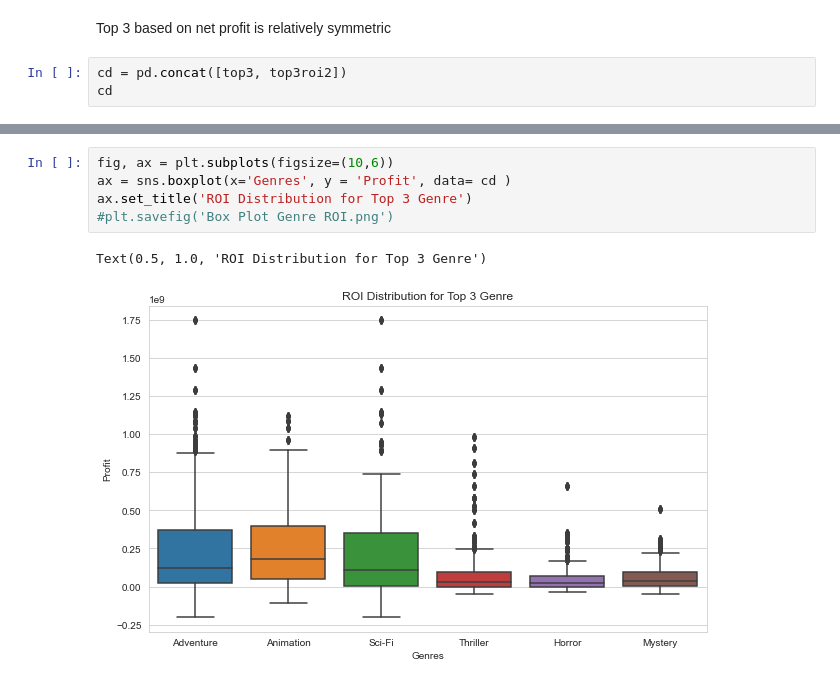
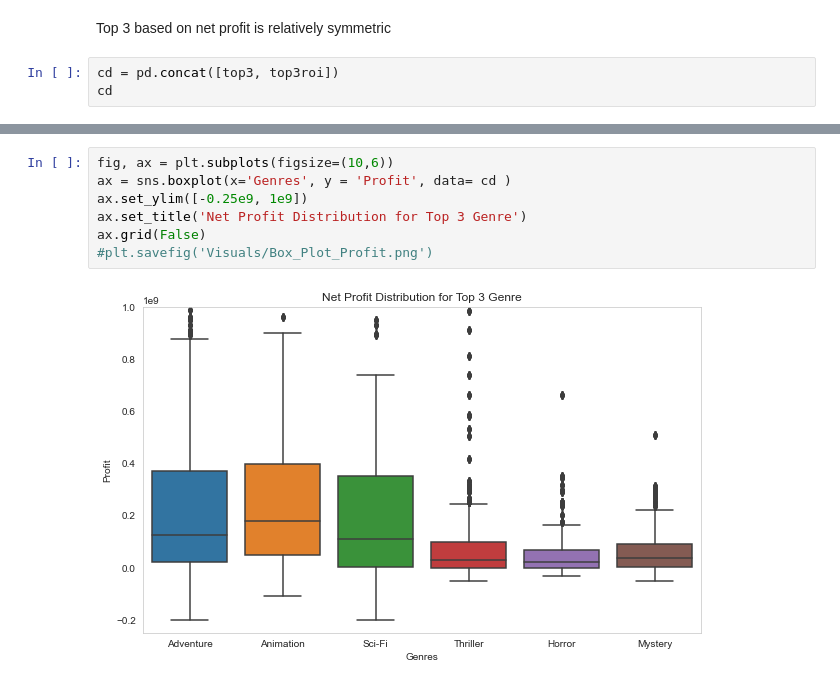
Before and after one commit to Jyve00/Microsoft_Movie_Project, a Jupyter notebook: Movie_Project_Draft.ipynb, the cells around one changed output, grey strips where cells are left out. Saved outputs shown, nothing was run; the diff lists cells and outputs as text.

```diff
--- a/Movie_Project_Draft.ipynb
+++ b/Movie_Project_Draft.ipynb
@@ -830,7 +818,7 @@ Text(0.5, 1.0, 'ROI Distribution for Top 3 Genre')
 # %% [markdown]
 Top 3 based on net profit is relatively symmetric
 # %%
-cd = pd.concat([top3, top3roi2])
+cd = pd.concat([top3, top3roi])
 cd
 # %% [output]
 |  | Title | Genres | Released_year | Released_month | Staff_name | Staff_role | Investment | Revenue | Profit | ... |
@@ -849,8 +837,9 @@ cd
 # %%
 fig, ax = plt.subplots(figsize=(10,6))
 ax = sns.boxplot(x='Genres', y = 'Profit', data= cd )
-ax.set_title('ROI Distribution for Top 3 Genre')
-#plt.savefig('Box Plot Genre ROI.png')
+ax.set_ylim([-0.25e9, 1e9])
+ax.set_title('Net Profit Distribution for Top 3 Genre')
+ax.grid(False)
+#plt.savefig('Visuals/Box_Plot_Profit.png')
 # %% [output]
-Text(0.5, 1.0, 'ROI Distribution for Top 3 Genre')
-[figure, old version]
+[figure, new version]
```
Also changed, not shown: parts of 12 cells of this notebook, 1 other file.
